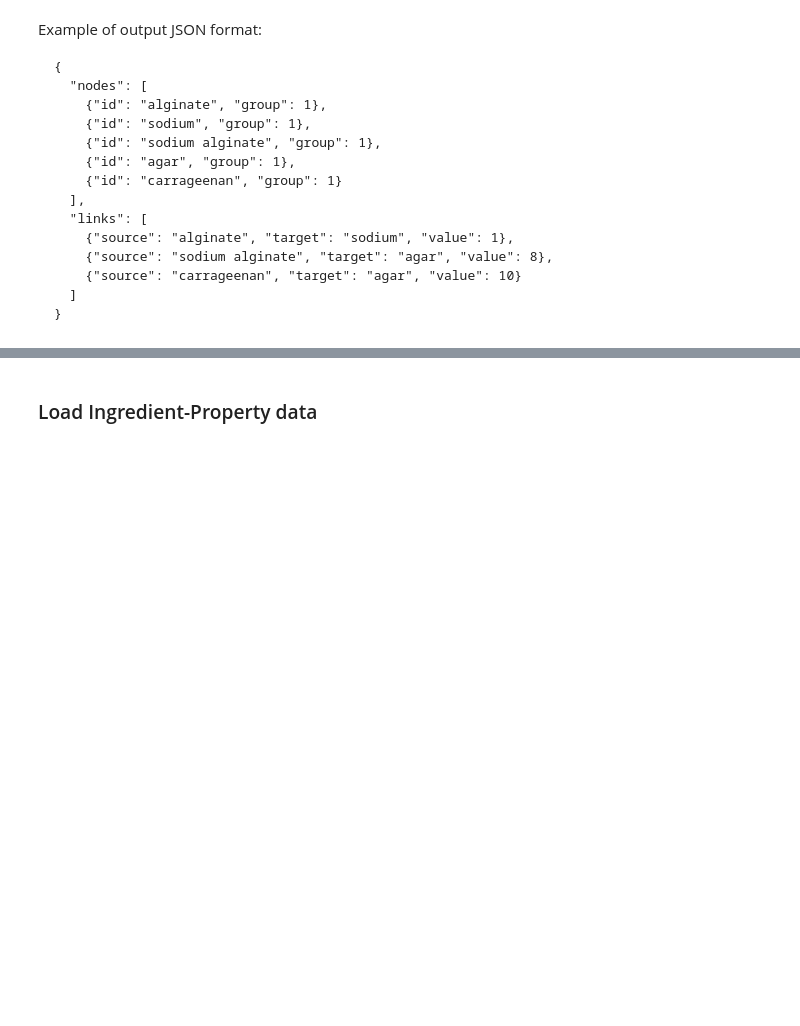
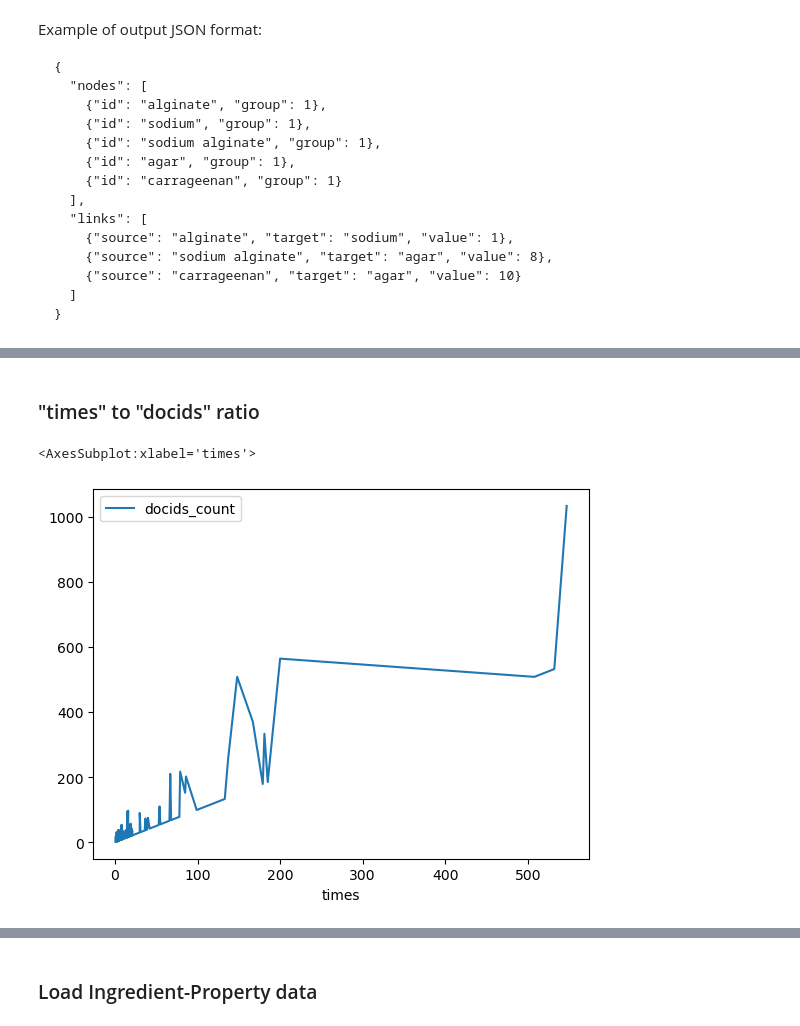
Before and after one commit to a7u7a/bioplastico-data-processing, a Jupyter notebook: raw-data-to-graph.ipynb, the cells around one changed output, grey strips where cells are left out. Saved outputs shown, nothing was run; the diff lists cells and outputs as text; code cells hidden in the pictures; blank space fills up the shorter version.

```diff
--- a/raw-data-to-graph.ipynb
+++ b/raw-data-to-graph.ipynb
@@ -40,0 +54,7 @@ ing_ing.head(10)
+# %% [markdown]
+### "times" to "docids" ratio
+# %%
+ing_ing.plot(x="times", y="docids_count")
+# %% [output]
+<AxesSubplot:xlabel='times'>
+[figure, added]
```
Also changed, not shown: parts of 18 cells of this notebook.
